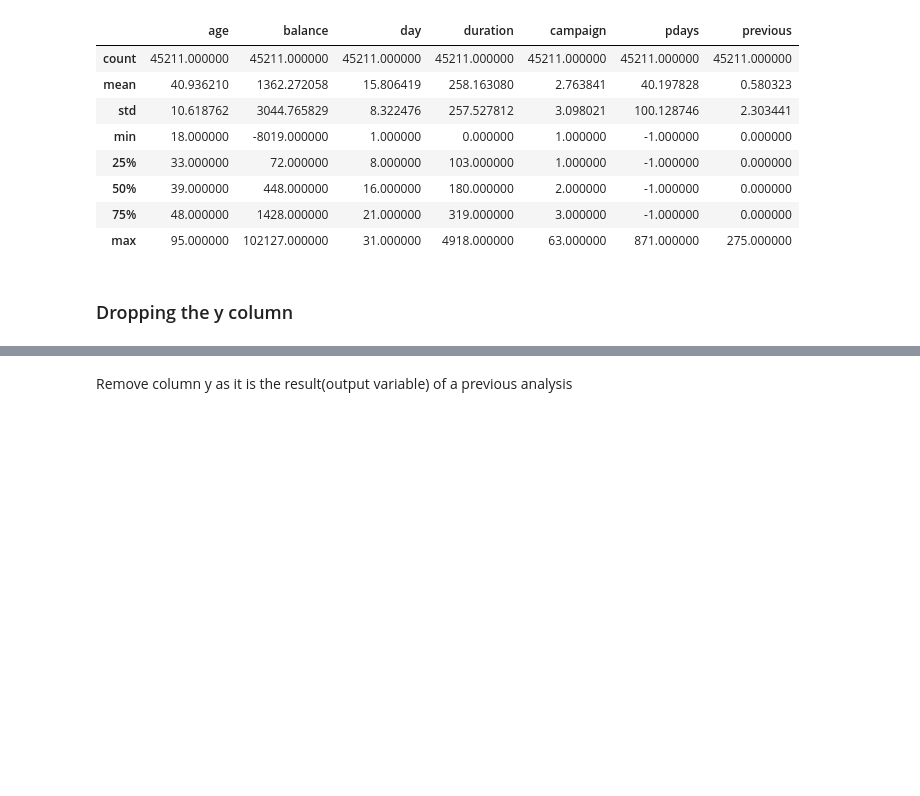
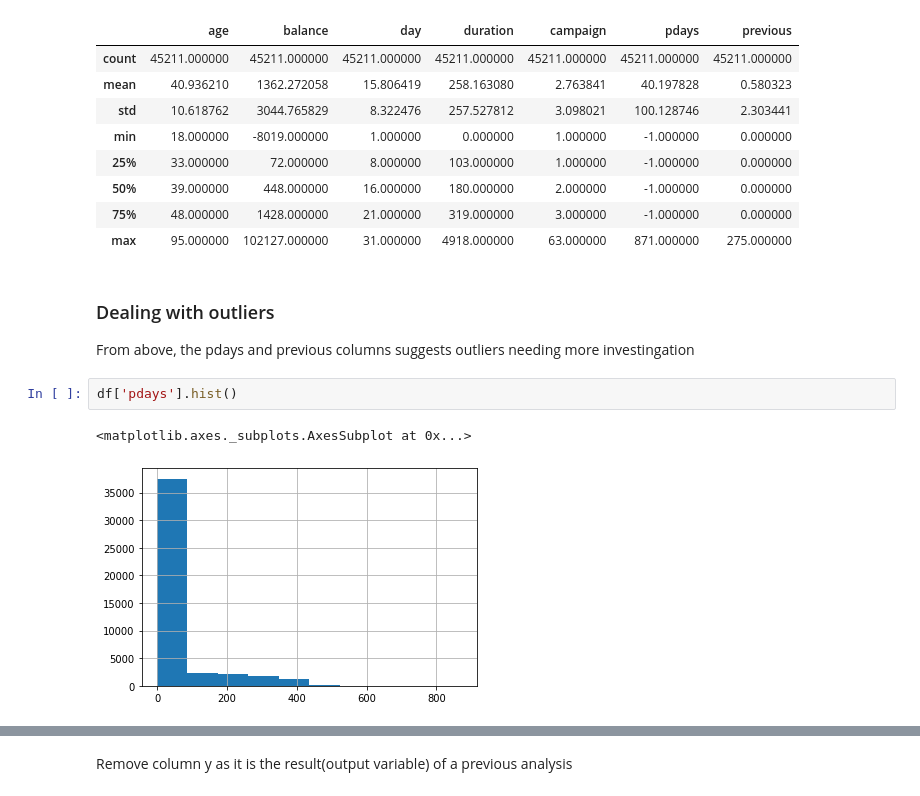
Before and after one commit to momills/elu_notebooks, a Jupyter notebook: M3/M3_W3_Michael_O_Mills.ipynb, the cells around one changed output, grey strips where cells are left out. Drawn from its saved outputs; the diff is of its cells as text; blank space fills up the shorter version.

```diff
--- a/M3/M3_W3_Michael_O_Mills.ipynb
+++ b/M3/M3_W3_Michael_O_Mills.ipynb
@@ -78,5 +80,11 @@ df.describe()
 | 50% | 39.000000 | 448.000000 | 16.000000 | 180.000000 | 2.000000 | -1.000000 | 0.000000 |
 | 75% | 48.000000 | 1428.000000 | 21.000000 | 319.000000 | 3.000000 | -1.000000 | 0.000000 |
 | max | 95.000000 | 102127.000000 | 31.000000 | 4918.000000 | 63.000000 | 871.000000 | 275.000000 |
-# %% [markdown]
-### Dropping the y column
+# %% [markdown]
+### Dealing with outliers
+From above, the pdays and previous columns suggests outliers needing more investingation
+# %%
+df['pdays'].hist()
+# %% [output]
+<matplotlib.axes._subplots.AxesSubplot at 0x...>
+[figure, added]
```
Also changed, not shown: parts of 10 cells of this notebook, 1 other file.
